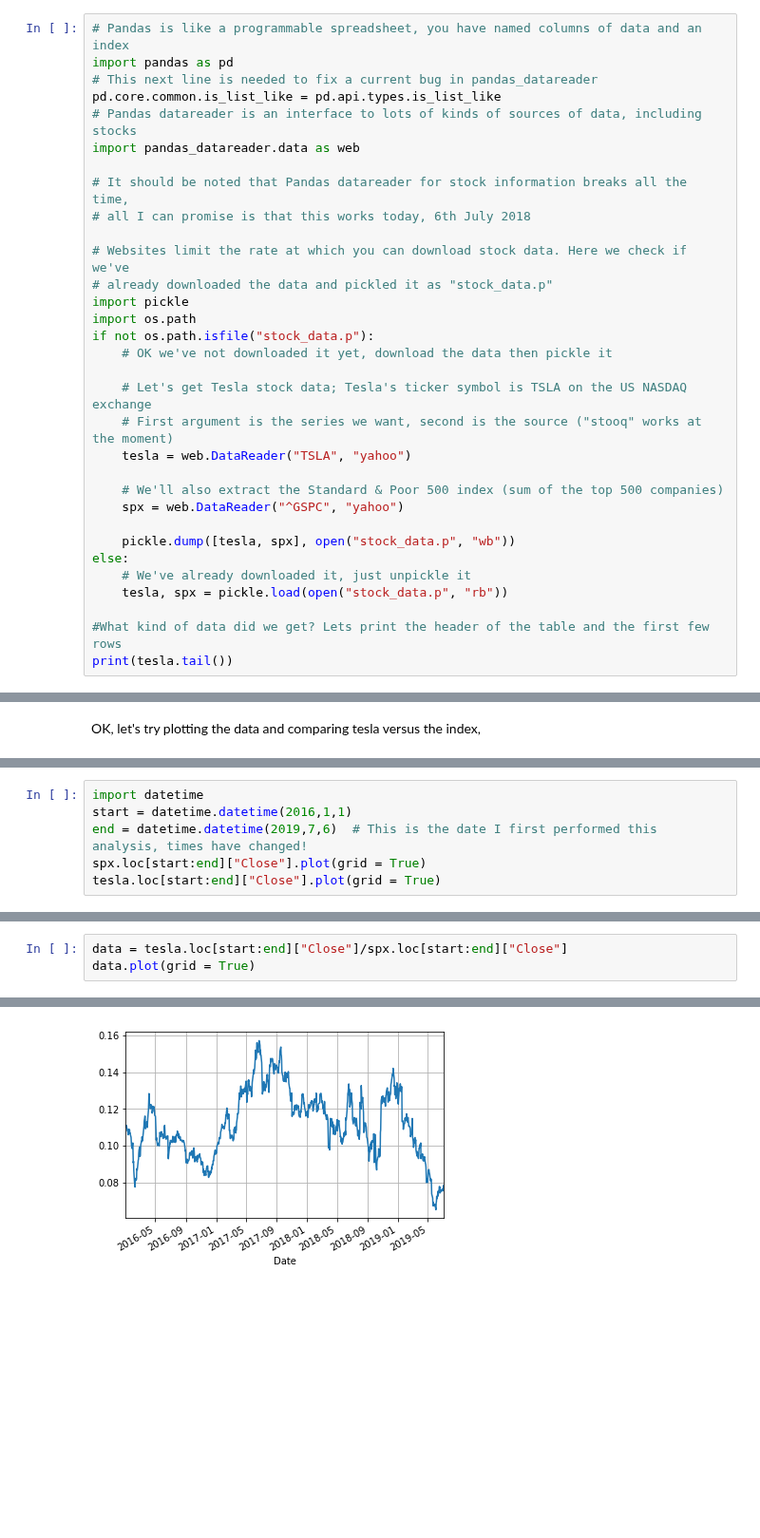
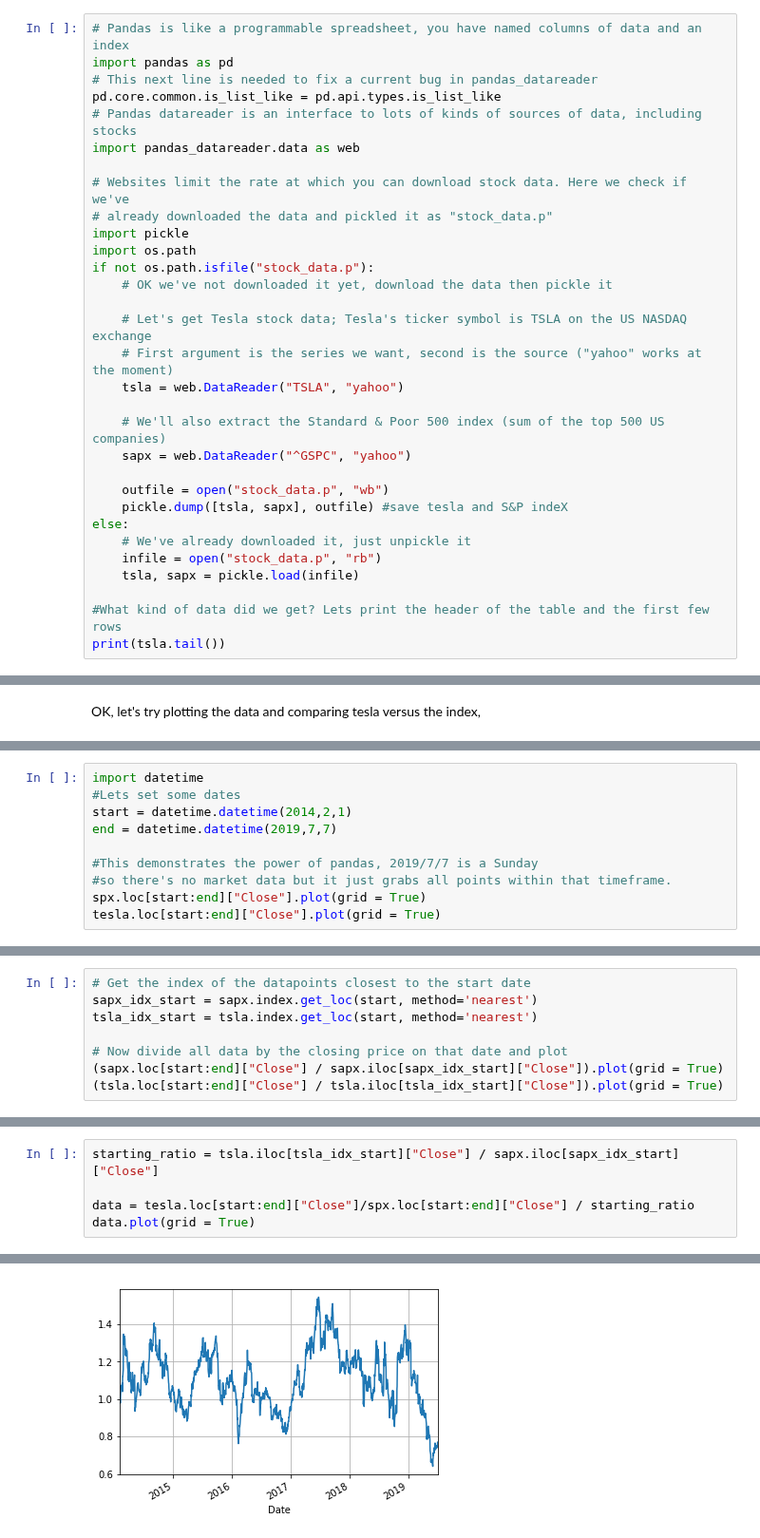
Before and after one commit to toastedcrumpets/CCP5_Python_examples, a Jupyter notebook: 05- Example, Stock analysis using pandas.ipynb, the cells around one changed output, grey strips where cells are left out. Shown at 95% size. Cells and saved outputs as stored; diff of their text form; blank space fills up the shorter version.

Commit message:
More on stock analysis

```diff
--- a/05- Example, Stock analysis using pandas.ipynb
+++ b/05- Example, Stock analysis using pandas.ipynb
@@ -13,9 +15,6 @@ import pandas as pd
 pd.core.common.is_list_like = pd.api.types.is_list_like
 # Pandas datareader is an interface to lots of kinds of sources of data, including stocks
 import pandas_datareader.data as web
-
-# It should be noted that Pandas datareader for stock information breaks all the time,
-# all I can promise is that this works today, 6th July 2018
 
 # Websites limit the rate at which you can download stock data. Here we check if we've
 # already downloaded the data and pickled it as "stock_data.p"
@@ -25,17 +24,19 @@ if not os.path.isfile("stock_data.p"):
     # OK we've not downloaded it yet, download the data then pickle it
 
     # Let's get Tesla stock data; Tesla's ticker symbol is TSLA on the US NASDAQ exchange
-    # First argument is the series we want, second is the source ("stooq" works at the moment)
-    tesla = web.DataReader("TSLA", "yahoo")
+    # First argument is the series we want, second is the source ("yahoo" works at the moment)
+    tsla = web.DataReader("TSLA", "yahoo")
 
-    # We'll also extract the Standard & Poor 500 index (sum of the top 500 companies)
-    spx = web.DataReader("^GSPC", "yahoo")
+    # We'll also extract the Standard & Poor 500 index (sum of the top 500 US companies)
+    sapx = web.DataReader("^GSPC", "yahoo")
 
-    pickle.dump([tesla, spx], open("stock_data.p", "wb"))
+    outfile = open("stock_data.p", "wb")
+    pickle.dump([tsla, sapx], outfile) #save tesla and S&P indeX
 else:
     # We've already downloaded it, just unpickle it
-    tesla, spx = pickle.load(open("stock_data.p", "rb"))
+    infile = open("stock_data.p", "rb")
+    tsla, sapx = pickle.load(infile)
 
 #What kind of data did we get? Lets print the header of the table and the first few rows
-print(tesla.tail())
+print(tsla.tail())
 # %% [output]
@@ -79,7 +92,11 @@ Hmmmm... Lets filter that data, only taking back as far as the start of 2016, he
 # %%
 import datetime
-start = datetime.datetime(2016,1,1)
-end = datetime.datetime(2019,7,6)  # This is the date I first performed this analysis, times have changed!
+#Lets set some dates
+start = datetime.datetime(2014,2,1)
+end = datetime.datetime(2019,7,7)
+
+#This demonstrates the power of pandas, 2019/7/7 is a Sunday
+#so there's no market data but it just grabs all points within that timeframe.
 spx.loc[start:end]["Close"].plot(grid = True)
 tesla.loc[start:end]["Close"].plot(grid = True)
 # %% [output]
@@ -95,0 +107,8 @@ Hmm still not a good comparison due to the differing scale of the symbols, lets
+# %%
+# Get the index of the datapoints closest to the start date
+sapx_idx_start = sapx.index.get_loc(start, method='nearest')
+tsla_idx_start = tsla.index.get_loc(start, method='nearest')
+
+# Now divide all data by the closing price on that date and plot
+(sapx.loc[start:end]["Close"] / sapx.iloc[sapx_idx_start]["Close"]).plot(grid = True)
+(tsla.loc[start:end]["Close"] / tsla.iloc[tsla_idx_start]["Close"]).plot(grid = True)
@@ -98,9 +120,11 @@ Nice! Pandas lets us just divide lists of data by scalars by just applying the d
 
 Let's actually normalise to the S&P 500 index every day (instead of just the value today), to see the fluctuation around the index a bit clearer,
 # %%
-data = tesla.loc[start:end]["Close"]/spx.loc[start:end]["Close"]
+starting_ratio = tsla.iloc[tsla_idx_start]["Close"] / sapx.iloc[sapx_idx_start]["Close"]
+
+data = tesla.loc[start:end]["Close"]/spx.loc[start:end]["Close"] / starting_ratio
 data.plot(grid = True)
 # %% [output]
 <matplotlib.axes._subplots.AxesSubplot at 0x...>
-[figure, old version]
+[figure, new version]
 # %% [markdown]
```
Also changed, not shown: parts of 13 cells of this notebook.
